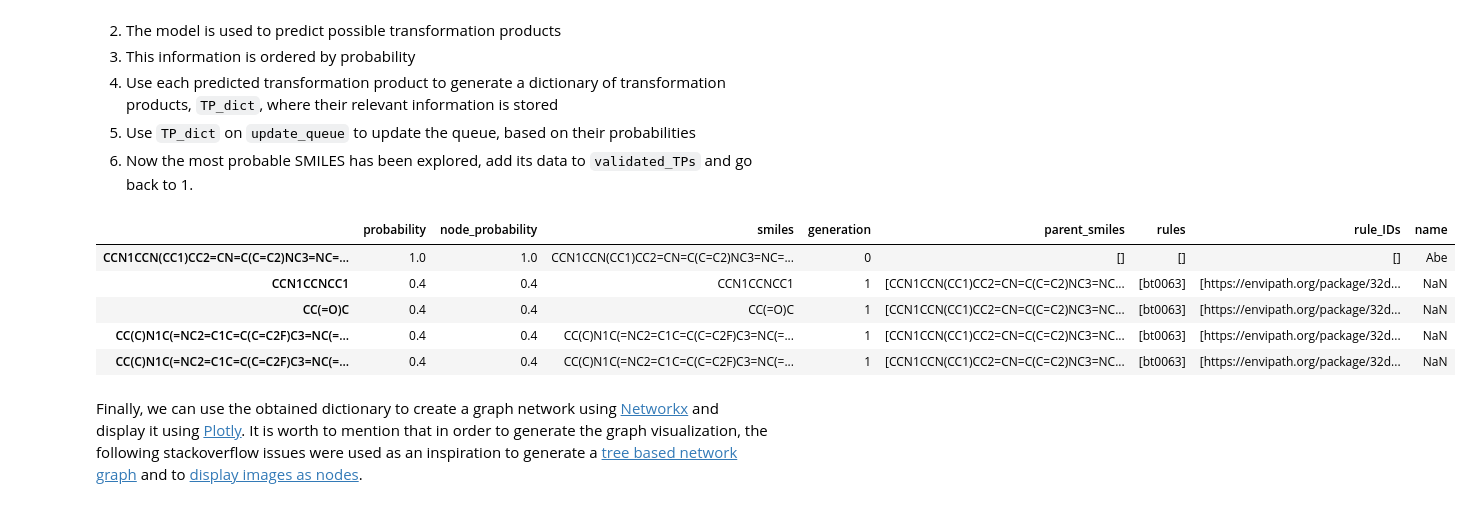
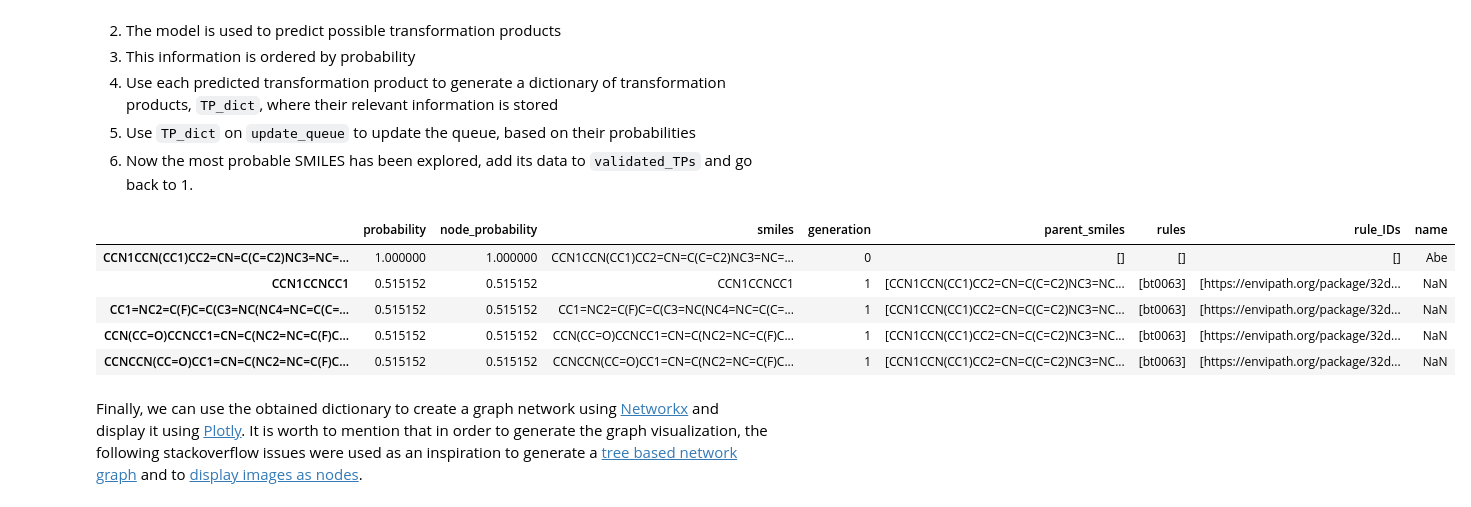
Before and after one commit to enviPath/enviPath-python, a Jupyter notebook: docs/source/tutorials/transformation_product_prediction.ipynb, the cells around one changed output. Saved outputs shown, nothing was run; the diff lists cells and outputs as text; code cells hidden in the pictures.

Commit message:
FIX: TP prediction script works with new enviPath

```diff
--- a/docs/source/tutorials/transformation_product_prediction.ipynb
+++ b/docs/source/tutorials/transformation_product_prediction.ipynb
@@ -32,8 +32,13 @@ import getpass
 # %% [markdown]
 First of all, one needs to generate a set of global variables to be used throughout the script. Please do note, that one can use any other model available on enviPath by providing a valid `EP_MODEL_ID`. If this model can only be accessed for specifics users, please uncomment the lines after `eP = enviPath(INSTANCE_HOST)`. The `compound_input` parameter contains the SMILES and description of the compound whose transformation products should be predicted. On the aforementioned repository, they generalize this to be a list of compounds, allowing in this way to perform a batch-processing exploration. The value `MAX_TP` encodes the maximum amount of transformation products that want to be searched. `PROBABILITY_THRESHOLD` indicates which is the minimum cut-off for a conditional probability to be considered as "unlikely" transformation product.
 # %%
-INSTANCE_HOST = 'https://envipath.org'
-EP_MODEL_ID = 'https://envipath.org/package/32de3cf4-e3e6-4168-956e-32fa5ddb0ce1/relative-reasoning/23e1b2ec-dcc0-4389-9b65-afd52bd72e27'
+HOST_INSTANCE = "https://envipath.org/api/legacy/"
+eP = enviPath(HOST_INSTANCE, new_api=True)
+username = input("Username: ")
+password = getpass.getpass()
+eP.login(username, password)
+
+EP_MODEL_ID = 'https://envipath.org/package/134886bb-b52e-4ad6-91d3-a02cecde6d95/model/16790fdd-aafe-4282-9224-90d006c04416'
 
 # data of parent compound
 compound_input = {"smiles": "CCN1CCN(CC1)CC2=CN=C(C=C2)NC3=NC=C(C(=N3)C4=CC5=C(C(=C4)F)N=C(N5C(C)C)C)F", "name": "Abe"}
@@ -44,11 +49,6 @@ MAX_TP = 50
 # Lower probability threshold
 PROBABILITY_THRESHOLD = 0 # any value equal to or lower than the threshold will be excluded
 
-eP = enviPath(INSTANCE_HOST)
-# USERNAME = input("Please, provide your username: ")
-# password = getpass.getpass()
-# eP.login(USERNAME, password)
-
 rr = RelativeReasoning(eP.requester, id=EP_MODEL_ID)
 # %% [markdown]
 Next we define two functions to update entries on queues, that will be used afterwards on the body of the TP prediction algorithm.
@@ -104,46 +104,47 @@ We begin the TP prediction algorithm by adding the root node to the queue. Then
 # %%
 num_TP = -1 # counter starts at -1, because source compound is also in the TP list
 validated_TPs = {}  # container for resulting predictions
 queue = {compound_input['smiles']: {'probability': 1, 'node_probability': 1, 'smiles': compound_input['smiles'], 'generation': 0, 'parent_smiles': [''],
                     'rules': [''], 'rule_IDs': [''], 'name': compound_input['name']}}
 while num_TP < MAX_TP:
     if len(queue) == 0:
         print('\nEmpty queue - The exploration of has converged at {} predicted TPs'.format(num_TP))
         break
     smiles = list(queue.keys())[0] # get top item in queue
     parent_data = queue.pop(smiles) # remove data from queued items
 
     # Perform a prediction based on the previously defined relative reasoning object
     prediction_data = rr.classify_smiles(smiles)
 
     # sort by probability
     prediction_data.sort(reverse=True, key=lambda x: x['probability'])
 
     TP_dict = {}
     for prediction in prediction_data:
         probability = float(prediction['probability'])
-        for product_smiles in prediction['products']:
-            if product_smiles not in TP_dict.keys():
-                TP_dict[product_smiles] = {'rules' : [prediction['name']], 'rule_IDs': [prediction['id']], 'probability': probability, 'smiles': product_smiles}
-            else:
-                # check if there's a rule with better probability
-                if probability > TP_dict[product_smiles]['probability']:
-                    # update probability and rules associated to this probability
-                    TP_dict[product_smiles]['probability'] = probability
-                    TP_dict[product_smiles]['rules'] = [prediction['name']]
-                    TP_dict[product_smiles]['rule_IDs'] = [prediction['id']]
+        for product_smiles_list in prediction['products']:
+            for product_smiles in product_smiles_list:
+                if product_smiles not in TP_dict:
+                    TP_dict[product_smiles] = {'rules' : [prediction['name']], 'rule_IDs': [prediction['id']], 'probability': probability, 'smiles': product_smiles}
+                else:
+                    # check if there's a rule with better probability
+                    if probability > TP_dict[product_smiles]['probability']:
+                        # update probability and rules associated to this probability
+                        TP_dict[product_smiles]['probability'] = probability
+                        TP_dict[product_smiles]['rules'] = [prediction['name']]
+                        TP_dict[product_smiles]['rule_IDs'] = [prediction['id']]
 
     queue, validated_TPs = update_queue(queue, validated_TPs, TP_dict, parent_data)
     validated_TPs[smiles] = parent_data
     num_TP += 1
 pd.DataFrame.from_dict(validated_TPs, orient='index').head()
 # %% [output]
 |  | probability | node_probability | smiles | generation | parent_smiles | rules | rule_IDs | name |
-| CCN1CCN(CC1)CC2=CN=C(C=C2)NC3=NC=... | 1.0 | 1.0 | CCN1CCN(CC1)CC2=CN=C(C=C2)NC3=NC=... | 0 | [] | [] | [] | Abe |
-| CCN1CCNCC1 | 0.4 | 0.4 | CCN1CCNCC1 | 1 | [CCN1CCN(CC1)CC2=CN=C(C=C2)NC3=NC... | [bt0063] | [https://envipath.org/package/32d... | NaN |
-| CC(=O)C | 0.4 | 0.4 | CC(=O)C | 1 | [CCN1CCN(CC1)CC2=CN=C(C=C2)NC3=NC... | [bt0063] | [https://envipath.org/package/32d... | NaN |
-| CC(C)N1C(=NC2=C1C=C(C=C2F)C3=NC(=... | 0.4 | 0.4 | CC(C)N1C(=NC2=C1C=C(C=C2F)C3=NC(=... | 1 | [CCN1CCN(CC1)CC2=CN=C(C=C2)NC3=NC... | [bt0063] | [https://envipath.org/package/32d... | NaN |
-| CC(C)N1C(=NC2=C1C=C(C=C2F)C3=NC(=... | 0.4 | 0.4 | CC(C)N1C(=NC2=C1C=C(C=C2F)C3=NC(=... | 1 | [CCN1CCN(CC1)CC2=CN=C(C=C2)NC3=NC... | [bt0063] | [https://envipath.org/package/32d... | NaN |
+| CCN1CCN(CC1)CC2=CN=C(C=C2)NC3=NC=... | 1.000000 | 1.000000 | CCN1CCN(CC1)CC2=CN=C(C=C2)NC3=NC=... | 0 | [] | [] | [] | Abe |
+| CCN1CCNCC1 | 0.515152 | 0.515152 | CCN1CCNCC1 | 1 | [CCN1CCN(CC1)CC2=CN=C(C=C2)NC3=NC... | [bt0063] | [https://envipath.org/package/32d... | NaN |
+| CC1=NC2=C(F)C=C(C3=NC(NC4=NC=C(C=... | 0.515152 | 0.515152 | CC1=NC2=C(F)C=C(C3=NC(NC4=NC=C(C=... | 1 | [CCN1CCN(CC1)CC2=CN=C(C=C2)NC3=NC... | [bt0063] | [https://envipath.org/package/32d... | NaN |
+| CCN(CC=O)CCNCC1=CN=C(NC2=NC=C(F)C... | 0.515152 | 0.515152 | CCN(CC=O)CCNCC1=CN=C(NC2=NC=C(F)C... | 1 | [CCN1CCN(CC1)CC2=CN=C(C=C2)NC3=NC... | [bt0063] | [https://envipath.org/package/32d... | NaN |
+| CCNCCN(CC=O)CC1=CN=C(NC2=NC=C(F)C... | 0.515152 | 0.515152 | CCNCCN(CC=O)CC1=CN=C(NC2=NC=C(F)C... | 1 | [CCN1CCN(CC1)CC2=CN=C(C=C2)NC3=NC... | [bt0063] | [https://envipath.org/package/32d... | NaN |
 # %% [markdown]
 Finally, we can use the obtained dictionary to create a graph network using [Networkx](https://networkx.org/documentation/stable/index.html) and display it using [Plotly](https://plotly.com/python/). It is worth to mention that in order to generate the graph visualization, the following stackoverflow issues were used as an inspiration to generate a [tree based network graph](https://stackoverflow.com/questions/29586520/can-one-get-hierarchical-graphs-from-networkx-with-python-3/29597209#29597209) and to [display images as nodes](https://stackoverflow.com/questions/60254233/plot-sample-images-over-network-graph).
 # %%
```
